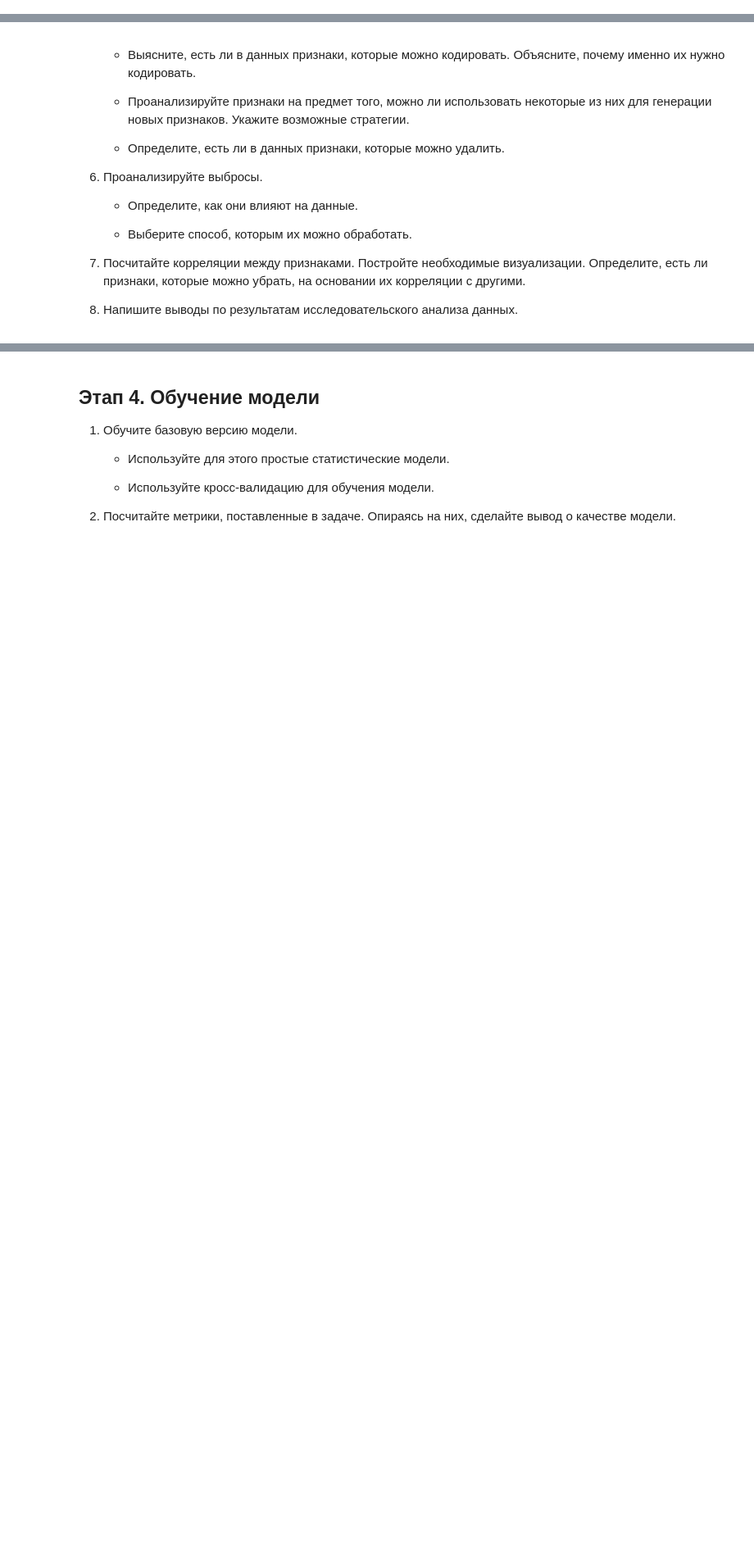
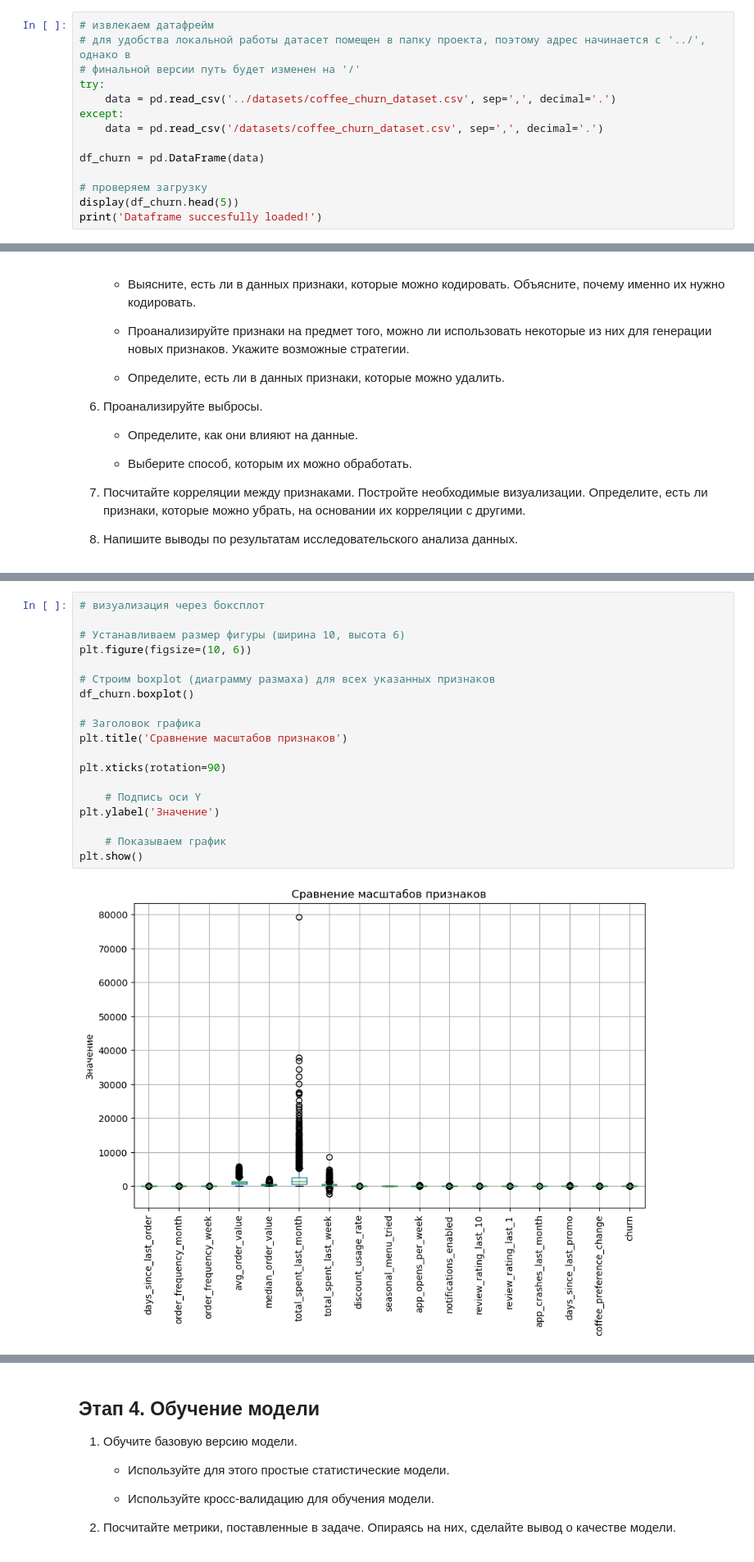
Before and after one commit to andreiyopt/coffee_churn_model, a Jupyter notebook: work/coffee_churn_model.ipynb, the cells around one changed output, grey strips where cells are left out. Shown at 82% size. Saved outputs shown, nothing was run; the diff lists cells and outputs as text; blank space fills up the shorter version.

```diff
--- a/work/coffee_churn_model.ipynb
+++ b/work/coffee_churn_model.ipynb
@@ -29,0 +27,14 @@ NumPy: 1.21.4
+# %%
+# извлекаем датафрейм
+# для удобства локальной работы датасет помещен в папку проекта, поэтому адрес начинается с '../', однако в
+# финальной версии путь будет изменен на '/'
+try:
+    data = pd.read_csv('../datasets/coffee_churn_dataset.csv', sep=',', decimal='.')
+except:
+    data = pd.read_csv('/datasets/coffee_churn_dataset.csv', sep=',', decimal='.')
+
+df_churn = pd.DataFrame(data)
+
+# проверяем загрузку
+display(df_churn.head(5))
+print('Dataframe succesfully loaded!')
@@ -65,0 +440,21 @@ NumPy: 1.21.4
+# %%
+# визуализация через боксплот
+
+# Устанавливаем размер фигуры (ширина 10, высота 6)
+plt.figure(figsize=(10, 6))
+
+# Строим boxplot (диаграмму размаха) для всех указанных признаков
+df_churn.boxplot()
+
+# Заголовок графика
+plt.title('Сравнение масштабов признаков')
+
+plt.xticks(rotation=90)
+
+    # Подпись оси Y
+plt.ylabel('Значение')
+
+    # Показываем график
+plt.show()
+# %% [output]
+[figure, added]
```
Also changed, not shown: parts of 53 cells of this notebook.
